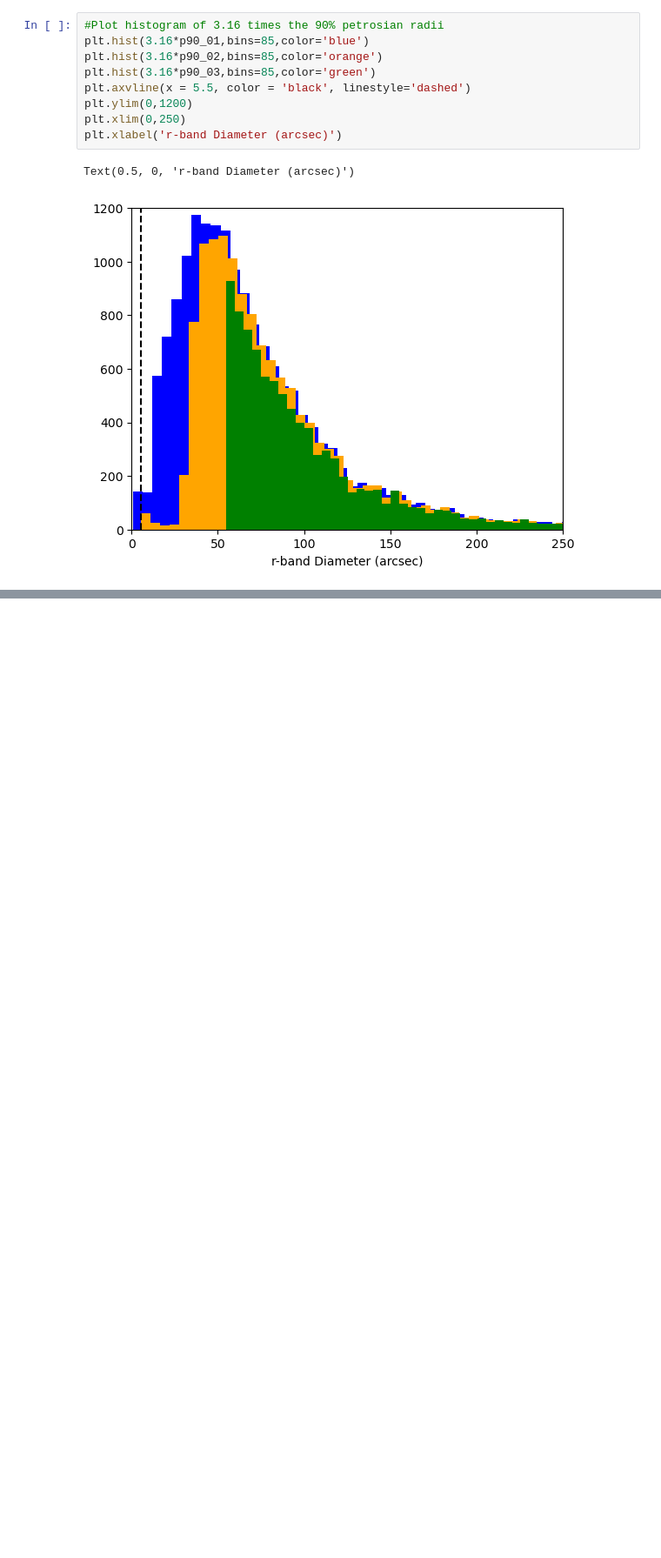
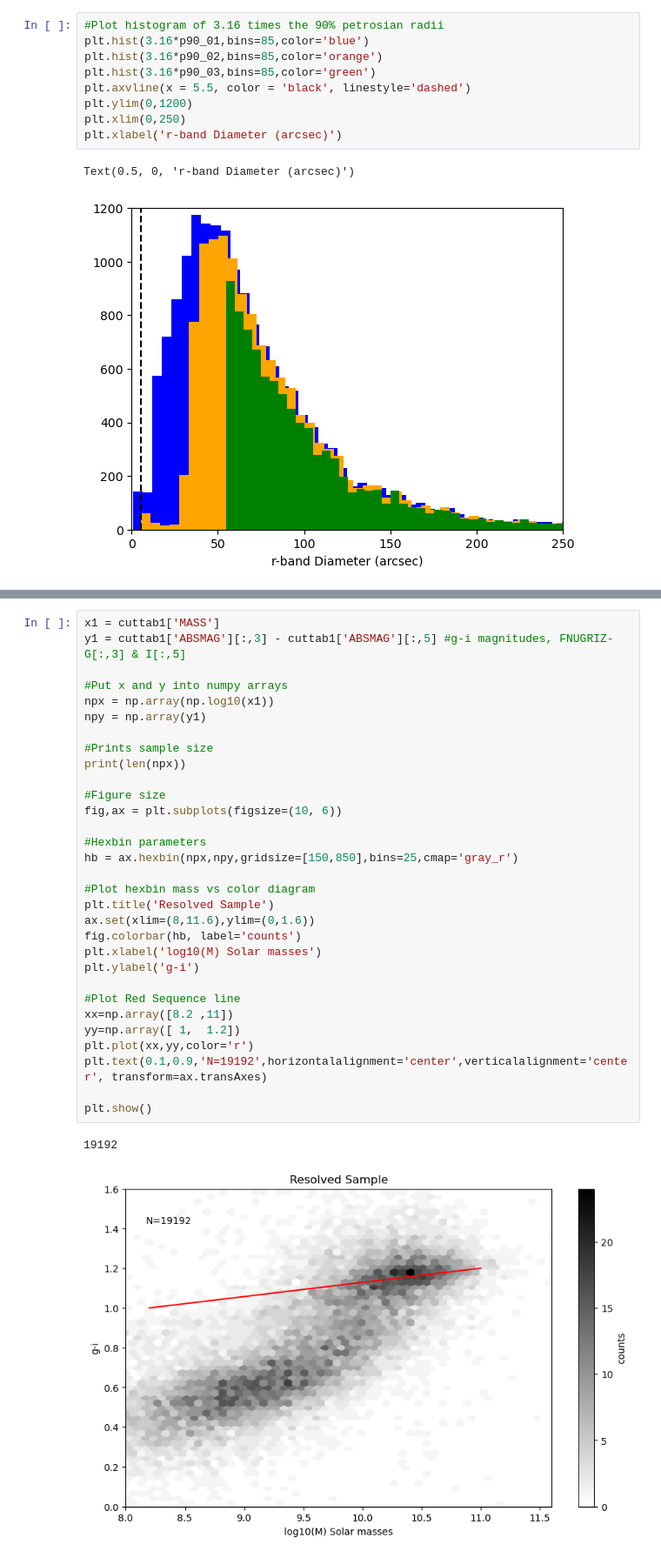
Before and after one commit to EvanBarkus/WISESize_Project, a Jupyter notebook: StudentFigure.ipynb, the cells around one changed output, grey strips where cells are left out. Shown at 87% size. Drawn from its saved outputs; the diff is of its cells as text; blank space fills up the shorter version.

```diff
--- a/StudentFigure.ipynb
+++ b/StudentFigure.ipynb
@@ -190,0 +215,34 @@ Text(0.5, 0, 'r-band Diameter (arcsec)')
+# %%
+x1 = cuttab1['MASS']
+y1 = cuttab1['ABSMAG'][:,3] - cuttab1['ABSMAG'][:,5] #g-i magnitudes, FNUGRIZ- G[:,3] & I[:,5]
+
+#Put x and y into numpy arrays
+npx = np.array(np.log10(x1))
+npy = np.array(y1)
+
+#Prints sample size
+print(len(npx))
+
+#Figure size
+fig,ax = plt.subplots(figsize=(10, 6))
+
+#Hexbin parameters
+hb = ax.hexbin(npx,npy,gridsize=[150,850],bins=25,cmap='gray_r')
+
+#Plot hexbin mass vs color diagram
+plt.title('Resolved Sample')
+ax.set(xlim=(8,11.6),ylim=(0,1.6))
+fig.colorbar(hb, label='counts')
+plt.xlabel('log10(M) Solar masses')
+plt.ylabel('g-i')
+
+#Plot Red Sequence line
+xx=np.array([8.2 ,11])
+yy=np.array([ 1,  1.2])
+plt.plot(xx,yy,color='r')
+plt.text(0.1,0.9,'N=19192',horizontalalignment='center',verticalalignment='center', transform=ax.transAxes)
+
+plt.show()
+# %% [output]
+19192
+[figure, added]
```
Also changed, not shown: parts of 13 cells of this notebook.
